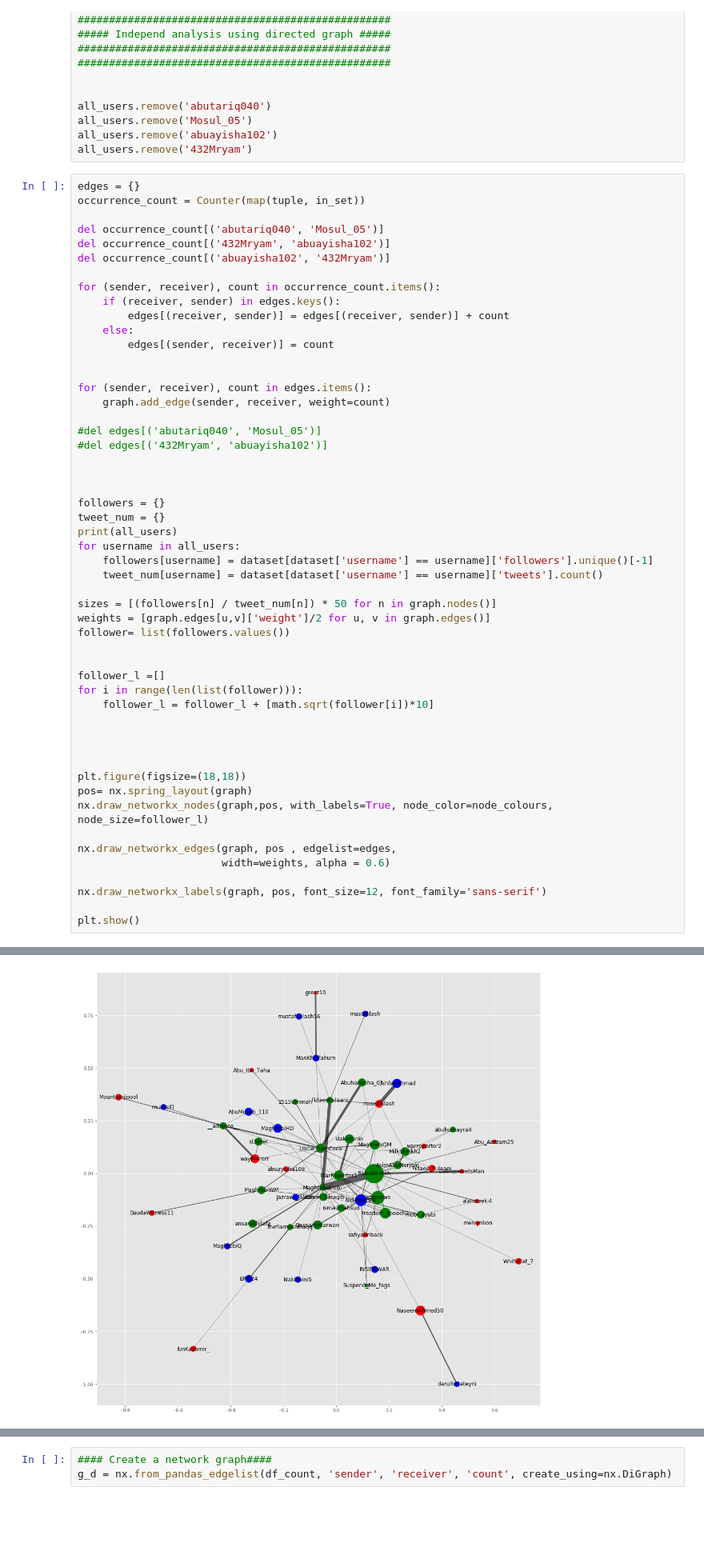
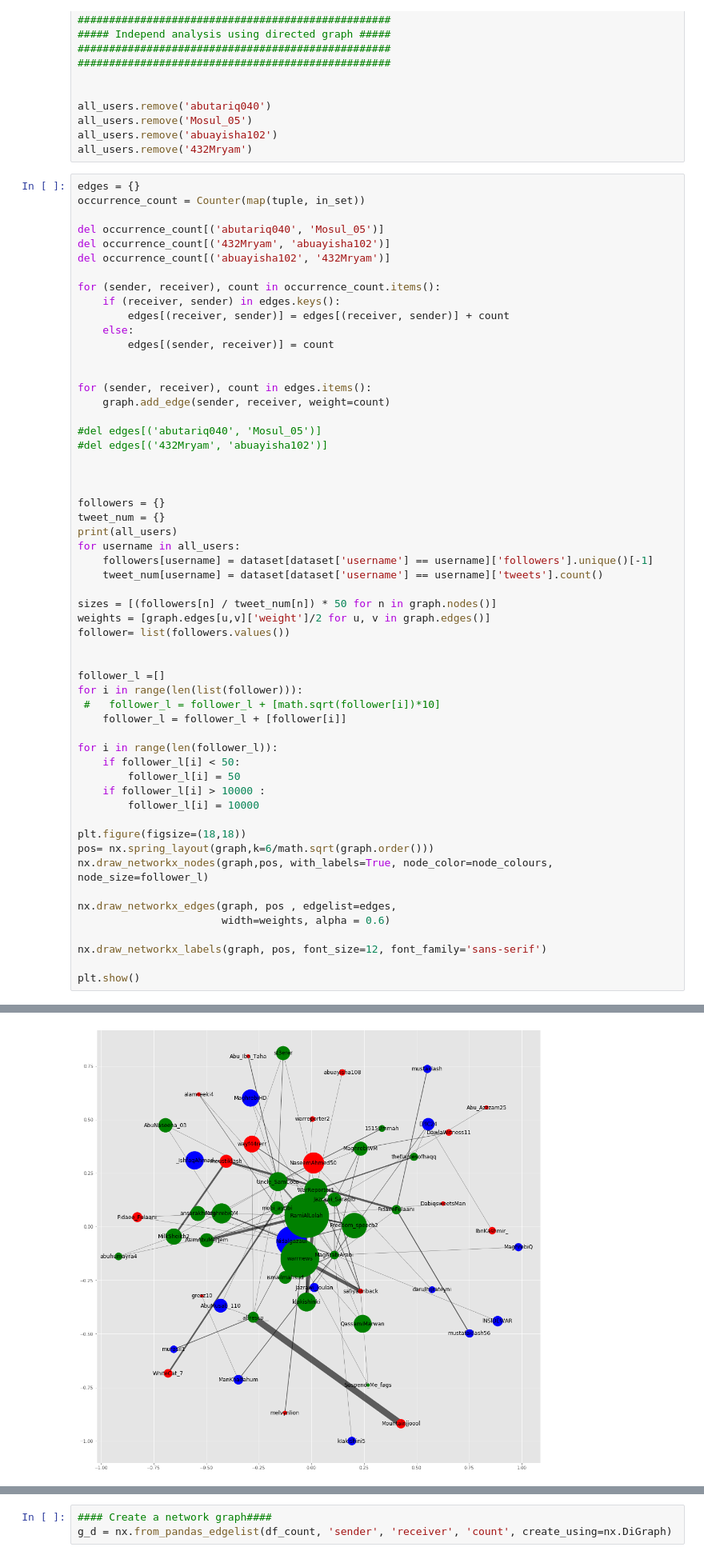
Before and after one commit to zeyuuu/Project, a Jupyter notebook: 5. Network analysis/Baseline Network Descriptive Stat.ipynb, the cells around one changed output, grey strips where cells are left out. Shown: that part at 80% size. Drawn from its saved outputs; the diff is of its cells as text; blank space fills up the shorter version.

```diff
--- a/5. Network analysis/Baseline Network Descriptive Stat.ipynb
+++ b/5. Network analysis/Baseline Network Descriptive Stat.ipynb
@@ -162,13 +162,17 @@ follower= list(followers.values())
 
 follower_l =[]
 for i in range(len(list(follower))):
-    follower_l = follower_l + [math.sqrt(follower[i])*10]
+ #   follower_l = follower_l + [math.sqrt(follower[i])*10]
+    follower_l = follower_l + [follower[i]]
 
-
-
+for i in range(len(follower_l)):
+    if follower_l[i] < 50:
+        follower_l[i] = 50
+    if follower_l[i] > 10000 :
+        follower_l[i] = 10000
 
 plt.figure(figsize=(18,18))
-pos= nx.spring_layout(graph)
+pos= nx.spring_layout(graph,k=6/math.sqrt(graph.order()))
 nx.draw_networkx_nodes(graph,pos, with_labels=True, node_color=node_colours, node_size=follower_l)
 
 nx.draw_networkx_edges(graph, pos , edgelist=edges,
@@ -182,4 +186,4 @@ plt.show()
-[figure, old version]
+[figure, new version]
 # %%
 ##### To do many analyses we did in the class exercises
 ##### we need to do transfer the undirectly network he
```
Also changed, not shown: parts of 1 cell of this notebook, 12 other files.
